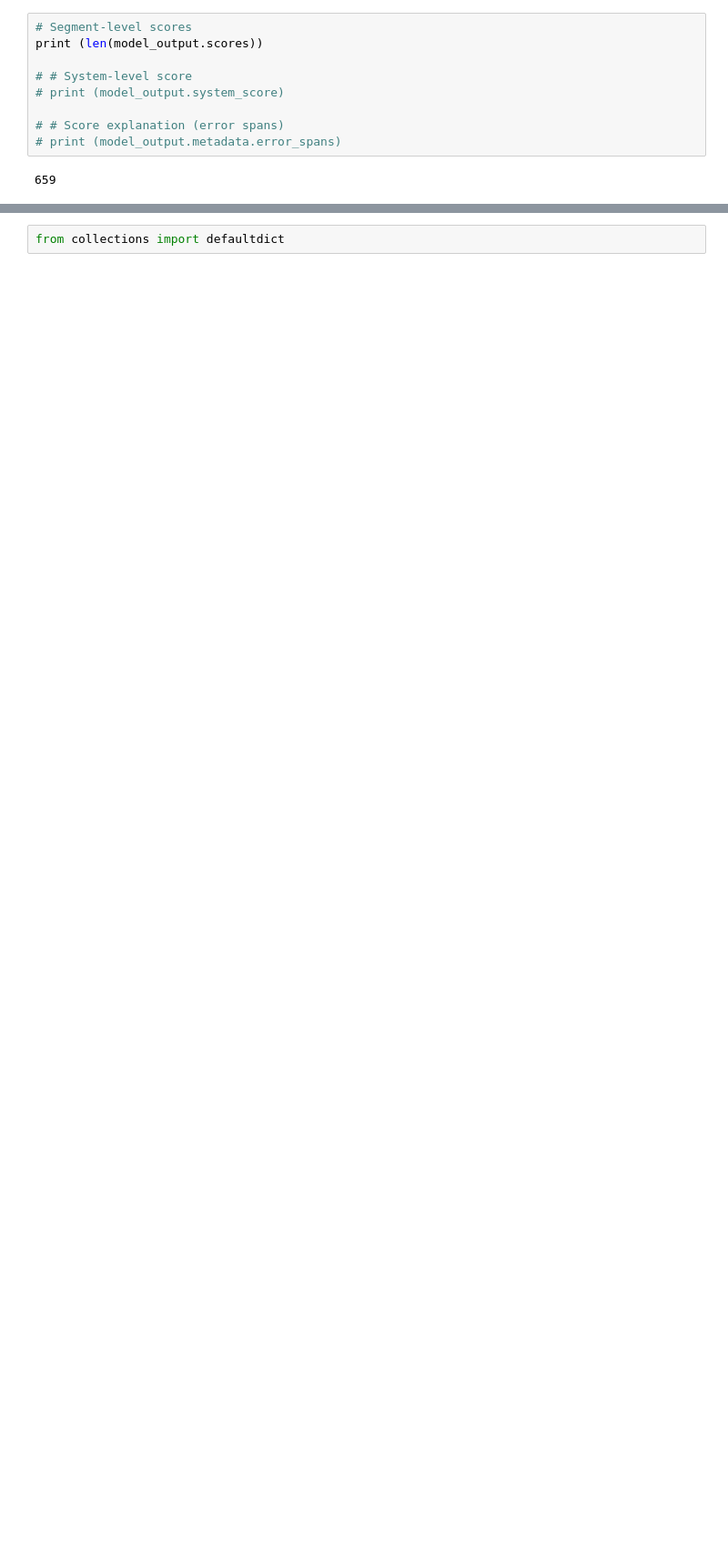
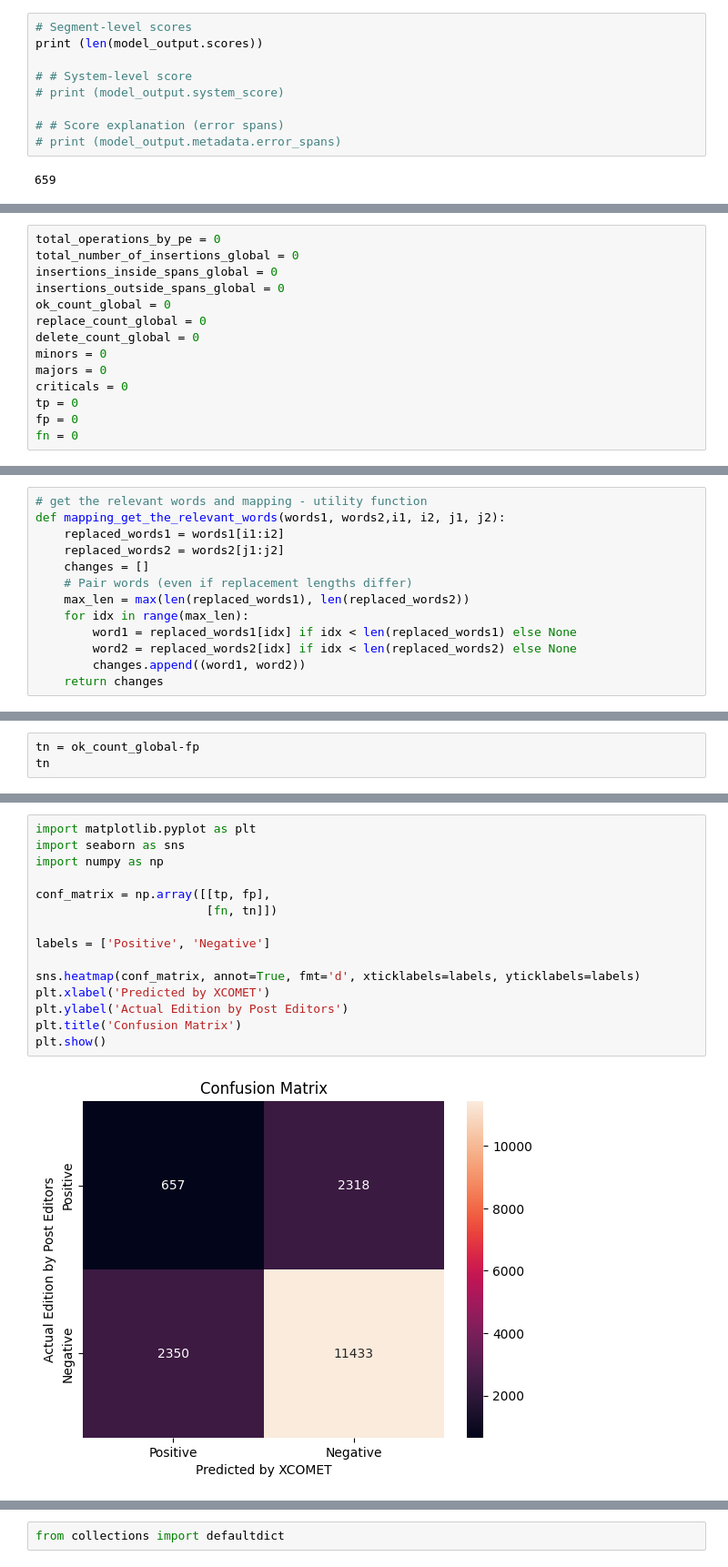
Before and after one commit to arafat04/COMET_GR, a Jupyter notebook: confidence_score_solved_final.ipynb, the cells around one changed output, grey strips where cells are left out. Shown: that part at 91% size. Saved outputs shown, nothing was run; the diff lists cells and outputs as text; blank space fills up the shorter version.

```diff
--- a/confidence_score_solved_final.ipynb
+++ b/confidence_score_solved_final.ipynb
@@ -273,0 +306,14 @@ print (len(model_output.scores))
+# %%
+total_operations_by_pe = 0
+total_number_of_insertions_global = 0
+insertions_inside_spans_global = 0
+insertions_outside_spans_global = 0
+ok_count_global = 0
+replace_count_global = 0
+delete_count_global = 0
+minors = 0
+majors = 0
+criticals = 0
+tp = 0
+fp = 0
+fn = 0
@@ -273,0 +356,13 @@ print (len(model_output.scores))
+# %%
+# get the relevant words and mapping - utility function
+def mapping_get_the_relevant_words(words1, words2,i1, i2, j1, j2):
+    replaced_words1 = words1[i1:i2]
+    replaced_words2 = words2[j1:j2]
+    changes = []
+    # Pair words (even if replacement lengths differ)
+    max_len = max(len(replaced_words1), len(replaced_words2))
+    for idx in range(max_len):
+        word1 = replaced_words1[idx] if idx < len(replaced_words1) else None
+        word2 = replaced_words2[idx] if idx < len(replaced_words2) else None
+        changes.append((word1, word2))
+    return changes
@@ -273,0 +503,3 @@ print (len(model_output.scores))
+# %%
+tn = ok_count_global-fp
+tn
@@ -273,0 +544,17 @@ print (len(model_output.scores))
+# %%
+import matplotlib.pyplot as plt
+import seaborn as sns
+import numpy as np
+
+conf_matrix = np.array([[tp, fp],
+                        [fn, tn]])
+
+labels = ['Positive', 'Negative']
+
+sns.heatmap(conf_matrix, annot=True, fmt='d', xticklabels=labels, yticklabels=labels)
+plt.xlabel('Predicted by XCOMET')
+plt.ylabel('Actual Edition by Post Editors')
+plt.title('Confusion Matrix')
+plt.show()
+# %% [output]
+[figure, added]
```
Also changed, not shown: parts of 27 cells of this notebook, 4 other files.
